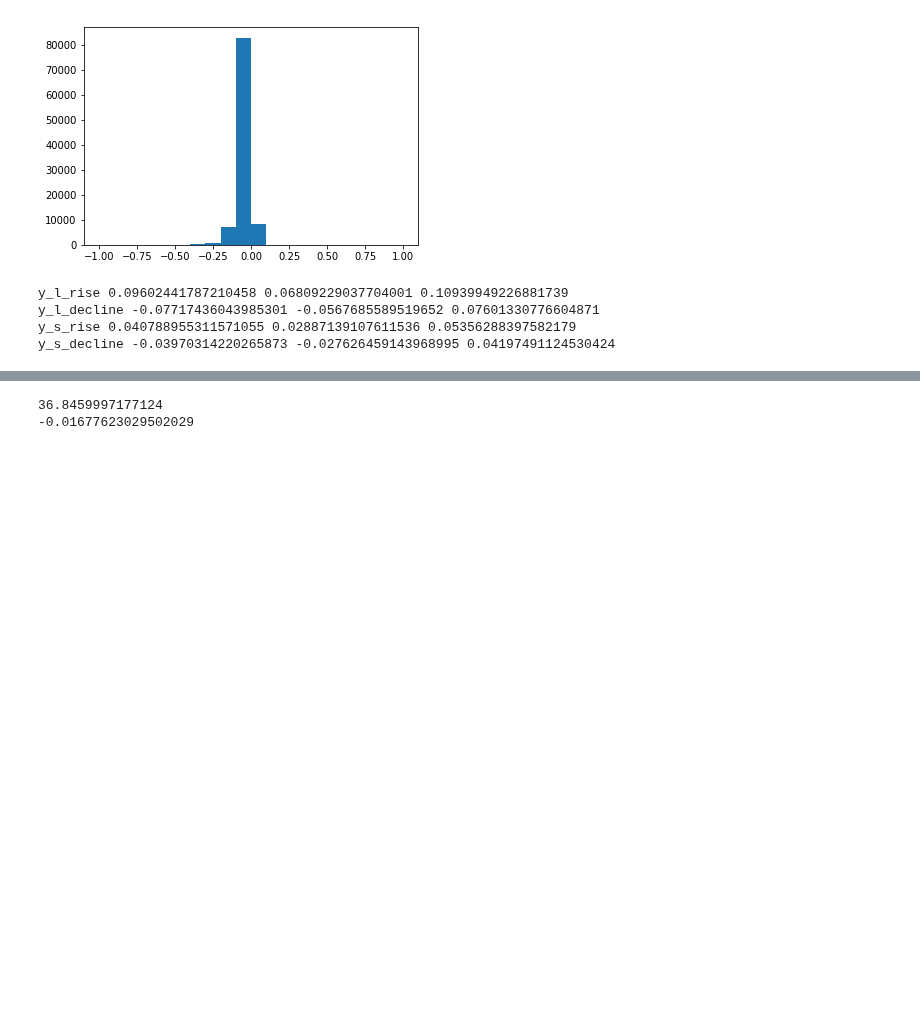
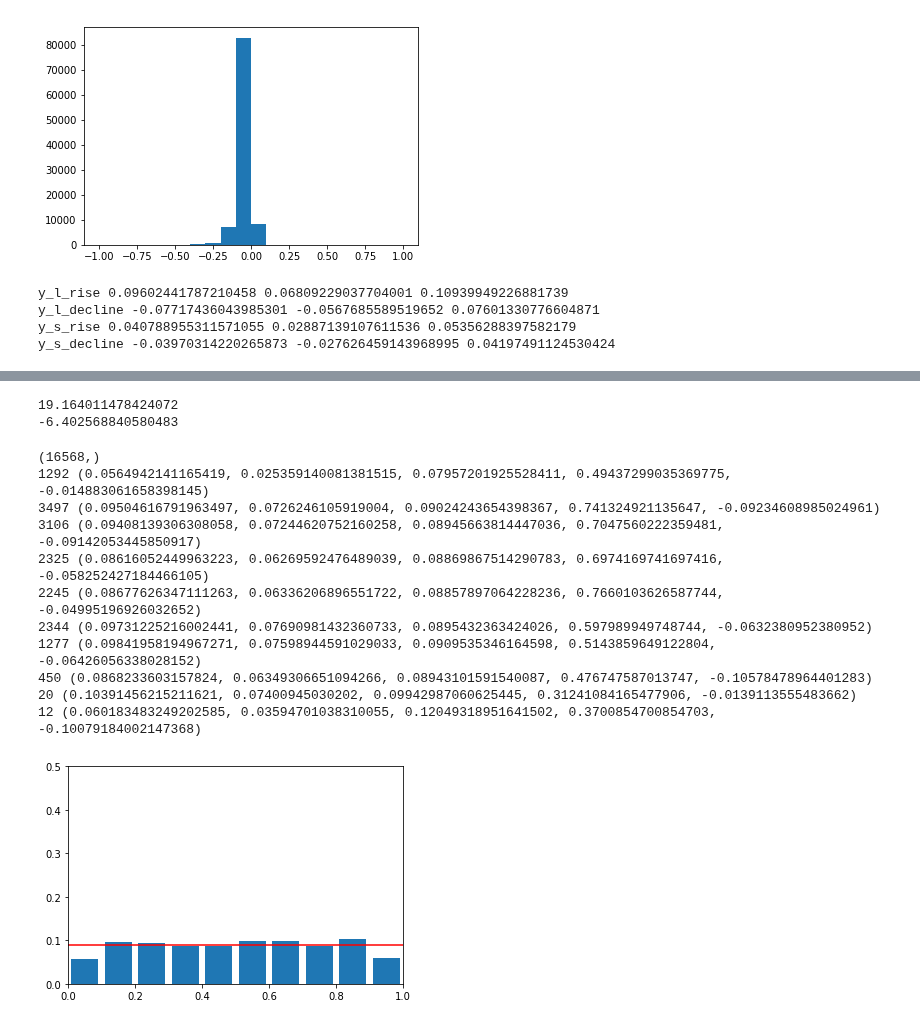
Before and after one commit to Bantorra0/Quant, a Jupyter notebook: test_clf.ipynb, the cells around one changed output, grey strips where cells are left out. Drawn from its saved outputs; the diff is of its cells as text; code cells hidden in the pictures; blank space fills up the shorter version.

```diff
--- a/test_clf.ipynb
+++ b/test_clf.ipynb
@@ -179,9 +204,10 @@ print(sum(cond),Y_test[ycol][cond].mean(), Y_test[ycol][cond].median(),Y_test[yc
 # %%
 models["model_l_high_reg"] = lgbm.LGBMRegressor(
-    n_estimators=20, num_leaves=32,
-    max_depth=8,
+    n_estimators=50, num_leaves=64,
+    max_depth=12,
     random_state=0,
     min_child_samples=20,
+    min_split_gain=5,
 )
 y_train = Y_train[ycol]
 y_test = Y_test[ycol]
@@ -193,5 +219,27 @@ print(t2-t1)
 Y_test_pred_reg ={ycol: models["model_l_high_reg"].predict(X_test)}
 print(models["model_l_high_reg"].score(X_test,y_test))
 # %% [output]
-36.8459997177124
--0.01677623029502029
+19.164011478424072
+-6.402568840580483
+# %%
+stacker = lgbm.LGBMClassifier(
+    n_estimators=30, num_leaves=32,
+    scale_pos_weight=1,
+    max_depth=12,
+    random_state=0,
+    min_child_samples=20,
+    min_split_gain=0.5,
+)
+# %% [output]
+(16568,)
+1292 (0.0564942141165419, 0.025359140081381515, 0.07957201925528411, 0.49437299035369775, -0.014883061658398145)
+3497 (0.09504616791963497, 0.0726246105919004, 0.09024243654398367, 0.741324921135647, -0.09234608985024961)
+3106 (0.09408139306308058, 0.07244620752160258, 0.08945663814447036, 0.7047560222359481, -0.09142053445850917)
+2325 (0.08616052449963223, 0.06269592476489039, 0.08869867514290783, 0.6974169741697416, -0.058252427184466105)
+2245 (0.08677626347111263, 0.06336206896551722, 0.08857897064228236, 0.7660103626587744, -0.04995196926032652)
+2344 (0.09731225216002441, 0.07690981432360733, 0.0895432363424026, 0.597989949748744, -0.0632380952380952)
+1277 (0.09841958194967271, 0.07598944591029033, 0.0909535346164598, 0.5143859649122804, -0.06426056338028152)
+450 (0.0868233603157824, 0.06349306651094266, 0.08943101591540087, 0.476747587013747, -0.10578478964401283)
+20 (0.10391456215211621, 0.07400945030202, 0.09942987060625445, 0.31241084165477906, -0.0139113555483662)
+12 (0.060183483249202585, 0.03594701038310055, 0.12049318951641502, 0.3700854700854703, -0.10079184002147368)
+[figure, added]
```
Also changed, not shown: parts of 11 cells of this notebook.
